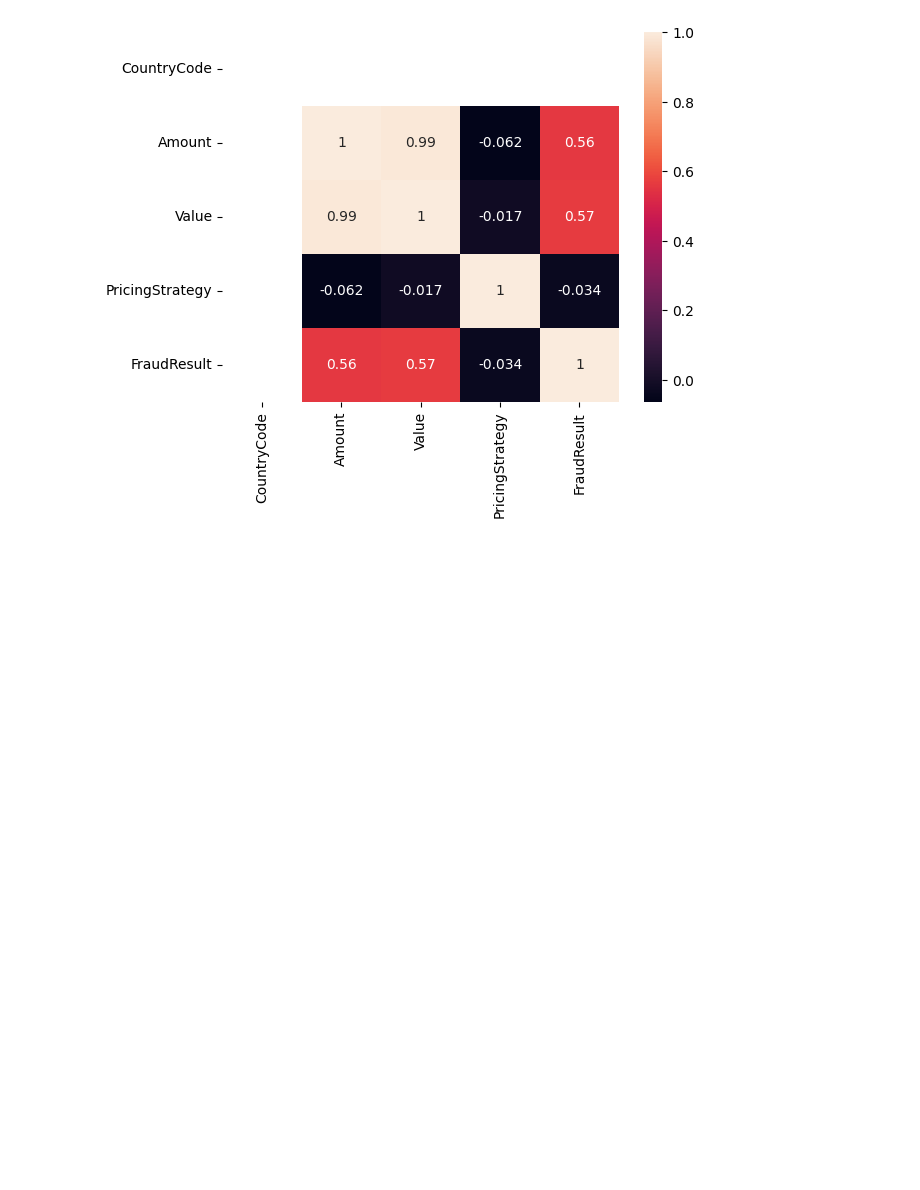
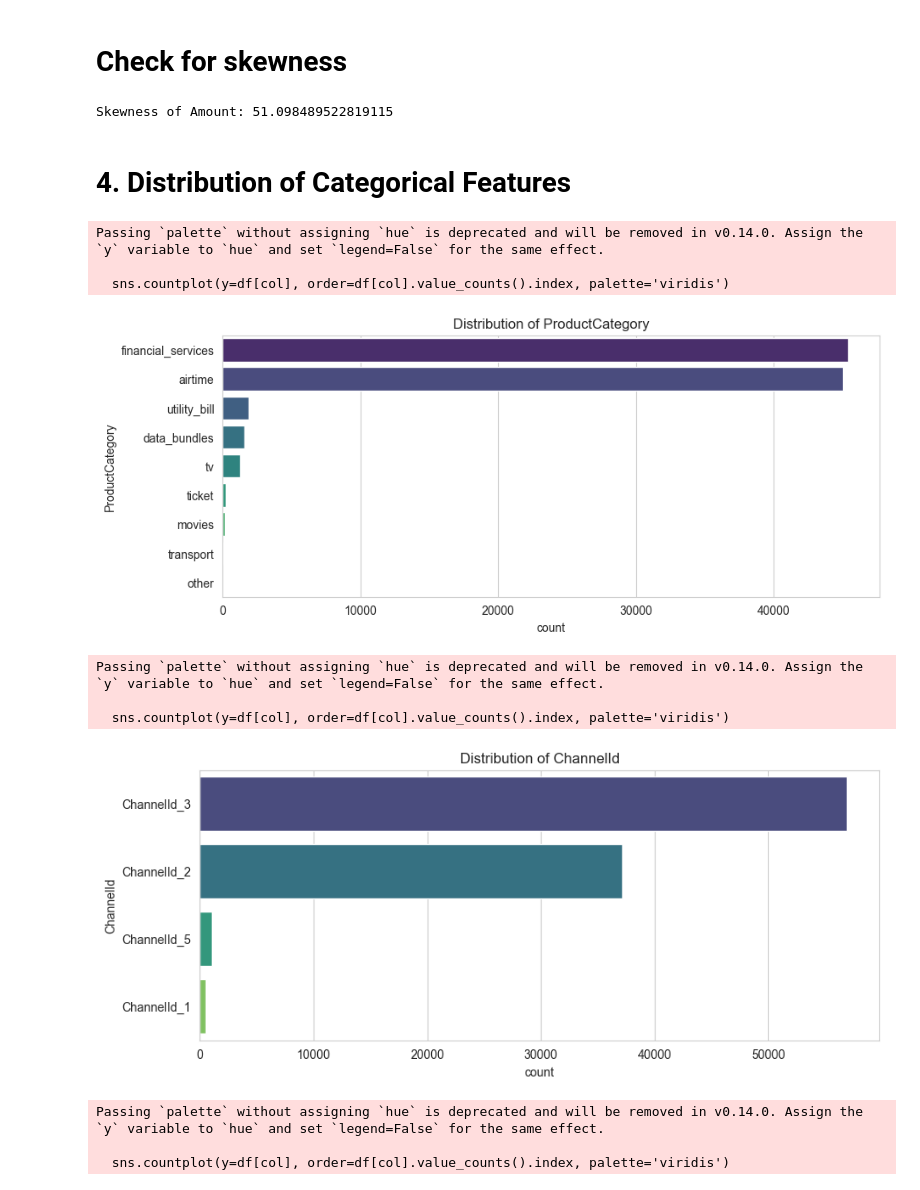
Before and after one commit to Mulat-K/credit-risk-model, a Jupyter notebook: notebooks/eda.ipynb, the cells around one changed output. Saved outputs shown, nothing was run; the diff lists cells and outputs as text; code cells hidden in the pictures; blank space fills up the shorter version.

```diff
--- a/notebooks/eda.ipynb
+++ b/notebooks/eda.ipynb
@@ -7,3 +10,4 @@ import matplotlib.pyplot as plt
 # %%
-df = pd.read_csv('../data/raw/data.csv')
+sns.set_style("whitegrid")
+plt.rcParams['figure.figsize'] = (12, 6)
 # %% [markdown]
@@ -34,7 +19,2 @@ max          256.0  9.880000e+06  9.880000e+06         4.000000      1.000000
 # %%
-num_cols = ['Amount', 'Value']
-for col in num_cols:
-    plt.figure(figsize=(10, 5))
-    sns.histplot(df[col], kde=True, bins=50)
-    plt.title(f'Distribution of {col}')
-    plt.show()
+df['TransactionStartTime'] = pd.to_datetime(df['TransactionStartTime'])
@@ -46,8 +25,4 @@ for col in num_cols:
 # %%
-cat_cols = ['ProductCategory', 'ChannelId', 'ProviderId']
-for col in cat_cols:
-    plt.figure(figsize=(10, 5))
-    sns.countplot(y=df[col], order=df[col].value_counts().index)
-    plt.title(f'Count of {col}')
-    plt.show()
+print(f"Dataset Shape: {df.shape}")
+print(df.info())
 # %% [output]
@@ -58,0 +74,12 @@ for col in cat_cols:
+# %%
+numerical_cols = ['Amount', 'Value']
+
+fig, axes = plt.subplots(1, 2, figsize=(15, 5))
+
+for i, col in enumerate(numerical_cols):
+    sns.histplot(df[col], kde=True, ax=axes[i], bins=50)
+    axes[i].set_title(f'Distribution of {col}')
+    axes[i].set_xlabel(col)
+
+plt.tight_layout()
+plt.show()
@@ -59,6 +88,28 @@ for col in cat_cols:
+# %% [markdown]
+# Check for skewness
+# %%
+print(f"Skewness of Amount: {df['Amount'].skew()}")
+# %% [output]
+Skewness of Amount: 51.098489522819115
+# %% [markdown]
+# 4. Distribution of Categorical Features
 # %%
-corr = df.select_dtypes(include=['float64', 'int64']).corr()
-sns.heatmap(corr, annot=True)
-plt.show()
+categorical_cols = ['ProductCategory', 'ChannelId', 'PricingStrategy']
+
+for col in categorical_cols:
+    plt.figure(figsize=(10, 4))
+    sns.countplot(y=df[col], order=df[col].value_counts().index, palette='viridis')
+    plt.title(f'Distribution of {col}')
+    plt.show()
 # %% [output]
+Passing `palette` without assigning `hue` is deprecated and will be removed in v0.14.0. Assign the `y` variable to `hue` and set `legend=False` for the same effect.
+
+  sns.countplot(y=df[col], order=df[col].value_counts().index, palette='viridis')
-[figure, old version]
+[figure, new version]
+Passing `palette` without assigning `hue` is deprecated and will be removed in v0.14.0. Assign the `y` variable to `hue` and set `legend=False` for the same effect.
+
+  sns.countplot(y=df[col], order=df[col].value_counts().index, palette='viridis')
+[figure, added]
+Passing `palette` without assigning `hue` is deprecated and will be removed in v0.14.0. Assign the `y` variable to `hue` and set `legend=False` for the same effect.
+
+  sns.countplot(y=df[col], order=df[col].value_counts().index, palette='viridis')
```
Also changed, not shown: parts of 30 cells of this notebook.
